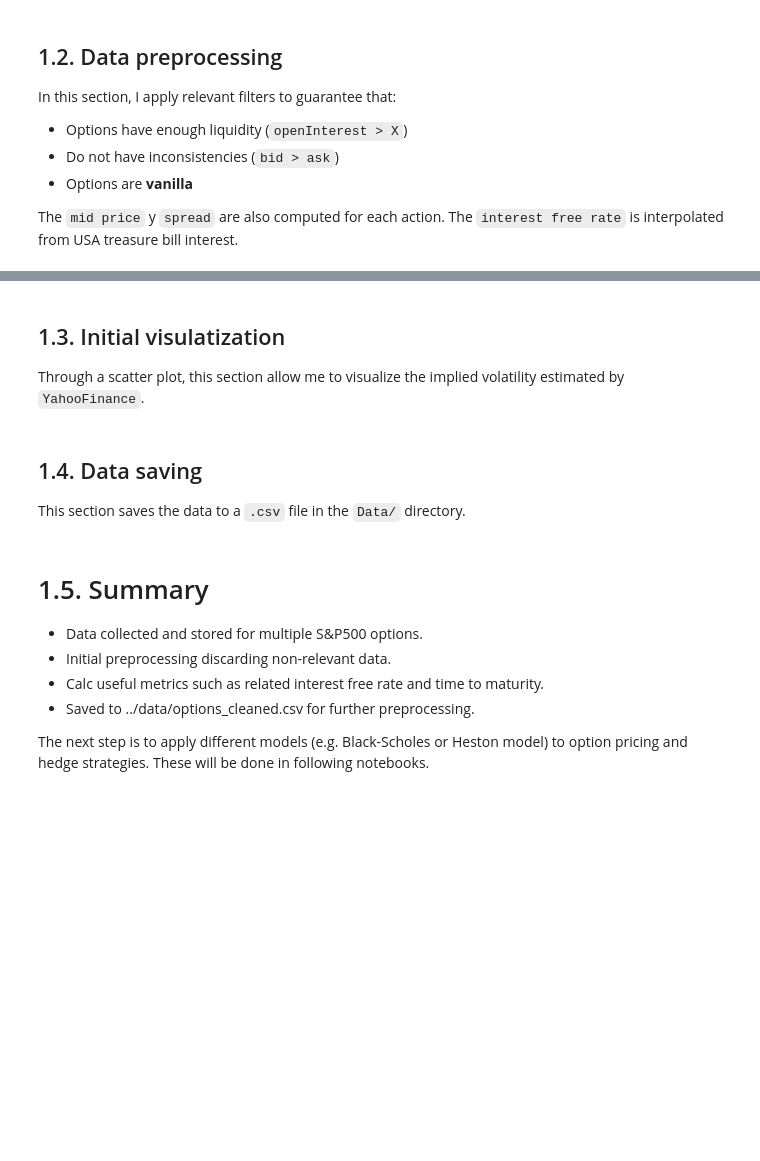
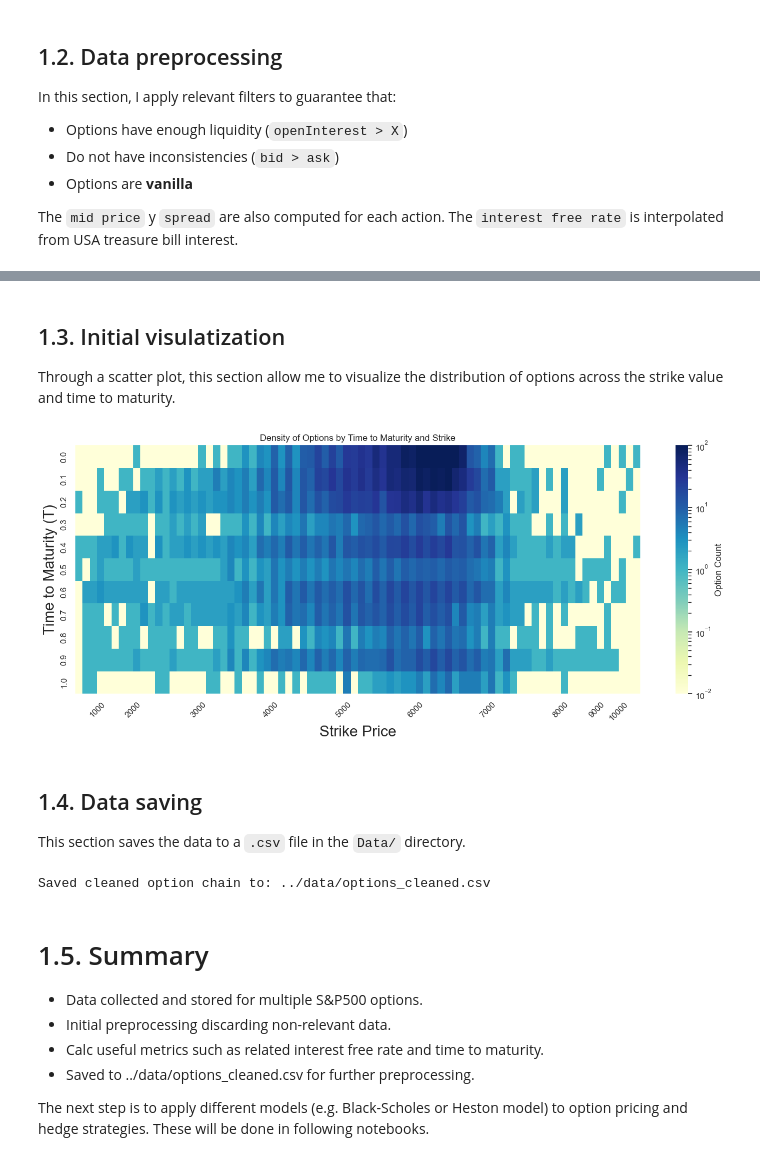
Before and after one commit to JuanCastillo29/Beyond-Black-Scholes-the-Heston-Model, a Jupyter notebook: notebook/01_Collect_&_explore.ipynb, the cells around one changed output, grey strips where cells are left out. Drawn from its saved outputs; the diff is of its cells as text; code cells hidden in the pictures; blank space fills up the shorter version.

Commit message:
New visualizations (option distribution + volatility surface)

```diff
--- a/notebook/01_Collect_&_explore.ipynb
+++ b/notebook/01_Collect_&_explore.ipynb
@@ -78,6 +79,7 @@ def filter_options(df, min_open_interest=100):
     df = df[useful_cols].copy()
     df = df[df['openInterest'] > min_open_interest]
     df = df[df['bid'] > 0]
+    df = df[df['T']<= 1]
     df = df[df['ask'] > 0]
     df = df[df['bid'] < df['ask']]
     df["mid"] = (df["bid"] + df["ask"]) / 2
@@ -105,4 +113,4 @@ NameError: name 'options_ds' is not defined
 # %% [markdown]
 ## 1.3. Initial visulatization
 
-Through a scatter plot, this section allow me to visualize the implied volatility estimated by `YahooFinance`.
+Through a scatter plot, this section allow me to visualize the distribution of options across the strike value and time to maturity.
@@ -136,3 +117,30 @@ plt.show()
+# %%
+df_plot = options_df.copy()
+df_plot['strike_bin'] = df_plot['strike'].round(-2)
+df_plot['T_bin'] = df_plot['T'].round(1)
+
+counts_pivot = df_plot.groupby(['T_bin', 'strike_bin']).size().unstack(fill_value=1e-9)
+plt.figure(figsize=(14, 6))
+ax = sns.heatmap(
+    counts_pivot,
+    cmap='YlGnBu',
+    norm=LogNorm(vmin=0.01, vmax=100),
+    cbar_kws={'label': 'Option Count'}
+)
+
+xticks = np.arange(0, 10001, 1000)
+xticks_in_data = [x for x in xticks if x in counts_pivot.columns]
+xtick_locs = [list(counts_pivot.columns).index(x) for x in xticks_in_data]
+
+plt.xticks(xtick_locs, xticks_in_data, rotation=45)
+
+plt.title("Density of Options by Time to Maturity and Strike")
+plt.xlabel("Strike Price", fontsize = 20)
+plt.ylabel("Time to Maturity (T)", fontsize = 20)
+plt.tight_layout()
+plt.show()
+# %% [output]
+[figure, added]
 # %% [markdown]
 ## 1.4. Data saving
 
@@ -142,6 +150,8 @@ output_path = "../data/options_cleaned.csv"
 os.makedirs(os.path.dirname(output_path), exist_ok=True)
 options_df.to_csv(output_path, index=False)
 print(f"Saved cleaned option chain to: {output_path}")
+# %% [output]
+Saved cleaned option chain to: ../data/options_cleaned.csv
 # %% [markdown]
 # 1.5. Summary
 
```
Also changed, not shown: parts of 6 cells of this notebook, 1 other file.
